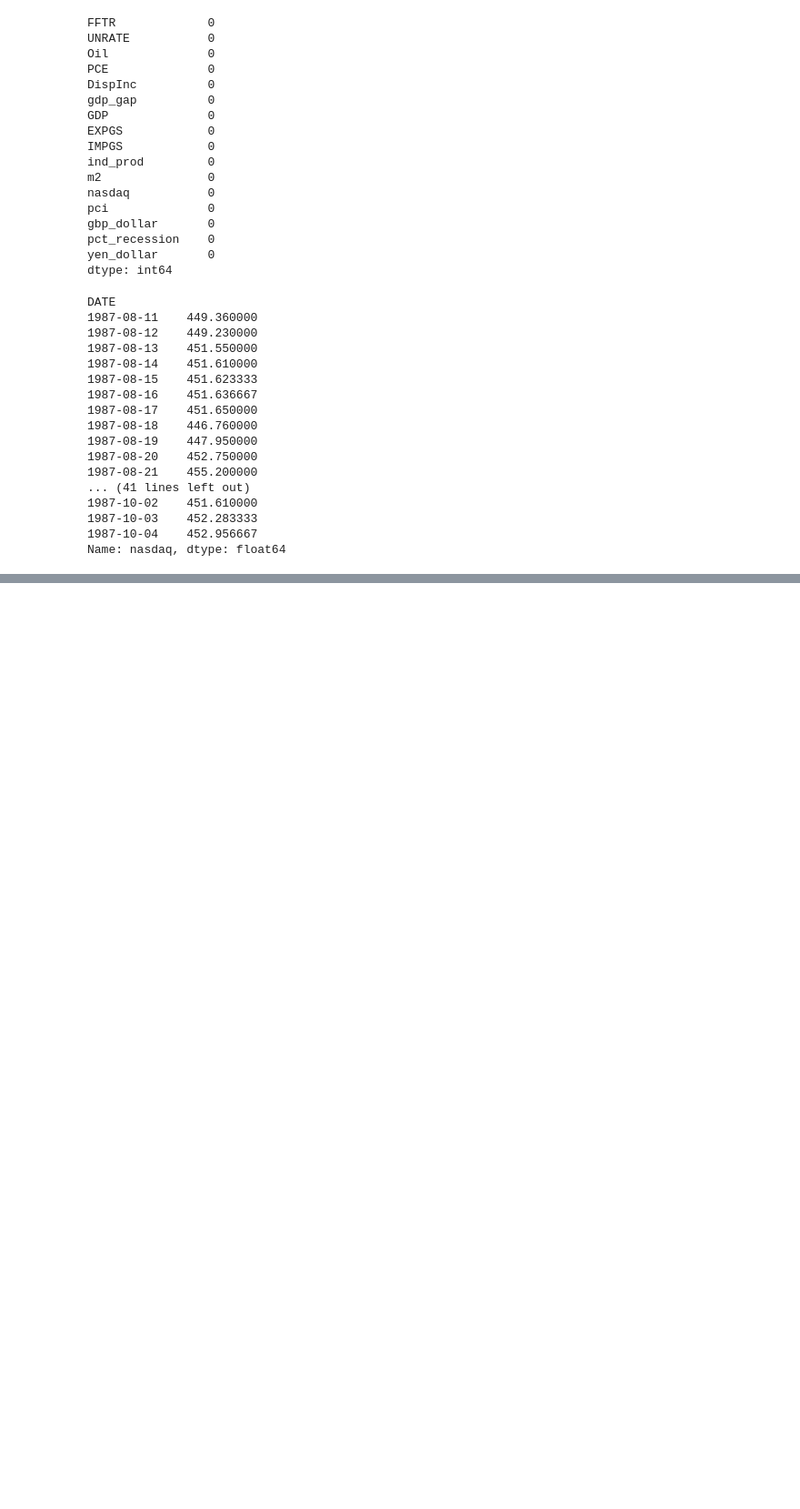
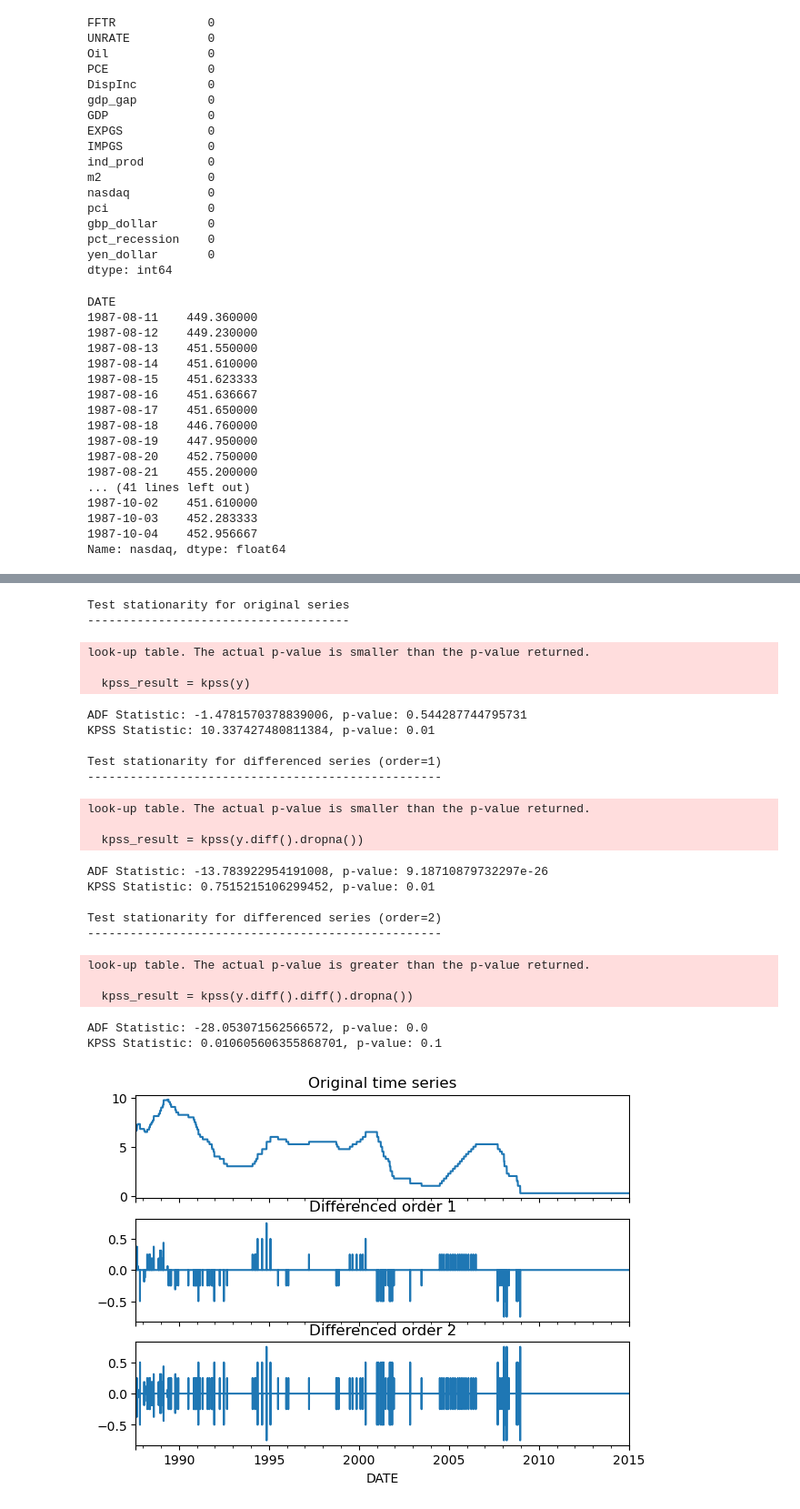
Before and after one commit to Nhunsick/FFTR_Prediction, a Jupyter notebook: Notebooks/EDA_cleaning.ipynb, the cells around one changed output, grey strips where cells are left out. Shown: that part at 91% size. Saved outputs shown, nothing was run; the diff lists cells and outputs as text; code cells hidden in the pictures; blank space fills up the shorter version.

```diff
--- a/Notebooks/EDA_cleaning.ipynb
+++ b/Notebooks/EDA_cleaning.ipynb
@@ -544,6 +524,0 @@ fig = res.plot()
-# %%
-merge_df['Time'] = np.arange(len(merge_df.index))
-merge_df_30 = merge_df
-merge_df_60 = merge_df
-merge_df_90 = merge_df
-merge_df.head()
@@ -599,0 +525,8 @@ merge_df.head()
+# %%
+tss = TimeSeriesSplit(n_splits = 3)
+X = merge_df.drop(columns=['FFTR'])
+y = merge_df['FFTR']
+# %%
+for train_index, test_index in tss.split(X):
+    X_train, X_test = X.iloc[train_index, :], X.iloc[test_index,:]
+    y_train, y_test = y.iloc[train_index], y.iloc[test_index]
@@ -599,0 +545,60 @@ merge_df.head()
+# %%
+# Test stationarity
+# ==============================================================================
+
+data_diff_1 = y_train.diff().dropna()
+data_diff_2 = data_diff_1.diff().dropna()
+
+print('Test stationarity for original series')
+print('-------------------------------------')
+adfuller_result = adfuller(y)
+kpss_result = kpss(y)
+print(f'ADF Statistic: {adfuller_result[0]}, p-value: {adfuller_result[1]}')
+print(f'KPSS Statistic: {kpss_result[0]}, p-value: {kpss_result[1]}')
+
+print('\nTest stationarity for differenced series (order=1)')
+print('--------------------------------------------------')
+adfuller_result = adfuller(data_diff_1)
+kpss_result = kpss(y.diff().dropna())
+print(f'ADF Statistic: {adfuller_result[0]}, p-value: {adfuller_result[1]}')
+print(f'KPSS Statistic: {kpss_result[0]}, p-value: {kpss_result[1]}')
+
+print('\nTest stationarity for differenced series (order=2)')
+print('--------------------------------------------------')
+adfuller_result = adfuller(data_diff_2)
+kpss_result = kpss(y.diff().diff().dropna())
+print(f'ADF Statistic: {adfuller_result[0]}, p-value: {adfuller_result[1]}')
+print(f'KPSS Statistic: {kpss_result[0]}, p-value: {kpss_result[1]}')
+
+
+# Plot series
+# ==============================================================================
+fig, axs = plt.subplots(nrows=3, ncols=1, figsize=(7, 5), sharex=True)
+y.plot(ax=axs[0], title='Original time series')
+data_diff_1.plot(ax=axs[1], title='Differenced order 1')
+data_diff_2.plot(ax=axs[2], title='Differenced order 2');
+# %% [output]
+Test stationarity for original series
+-------------------------------------
+look-up table. The actual p-value is smaller than the p-value returned.
+
+  kpss_result = kpss(y)
+ADF Statistic: -1.4781570378839006, p-value: 0.544287744795731
+KPSS Statistic: 10.337427480811384, p-value: 0.01
+
+Test stationarity for differenced series (order=1)
+--------------------------------------------------
+look-up table. The actual p-value is smaller than the p-value returned.
+
+  kpss_result = kpss(y.diff().dropna())
+ADF Statistic: -13.783922954191008, p-value: 9.18710879732297e-26
+KPSS Statistic: 0.7515215106299452, p-value: 0.01
+
+Test stationarity for differenced series (order=2)
+--------------------------------------------------
+look-up table. The actual p-value is greater than the p-value returned.
+
+  kpss_result = kpss(y.diff().diff().dropna())
+ADF Statistic: -28.053071562566572, p-value: 0.0
+KPSS Statistic: 0.010605606355868701, p-value: 0.1
+[figure, added]
```
Also changed, not shown: parts of 23 cells of this notebook.
